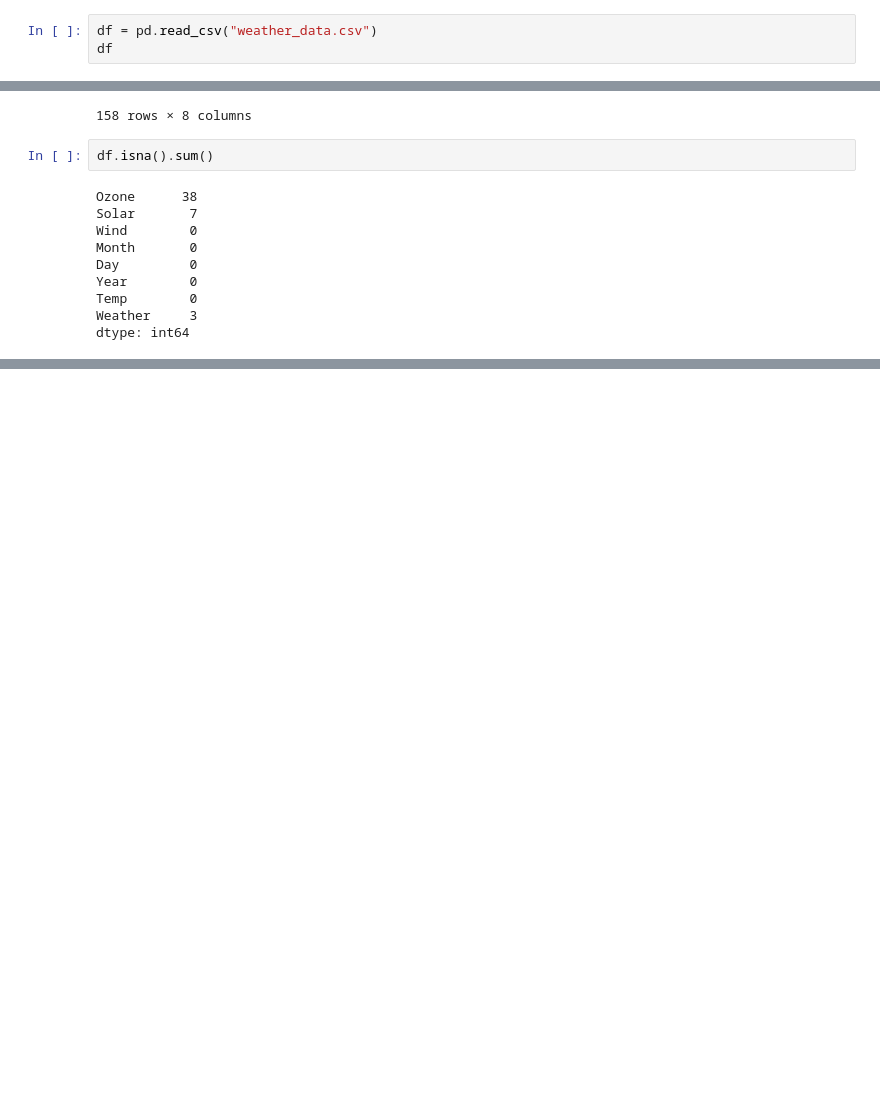
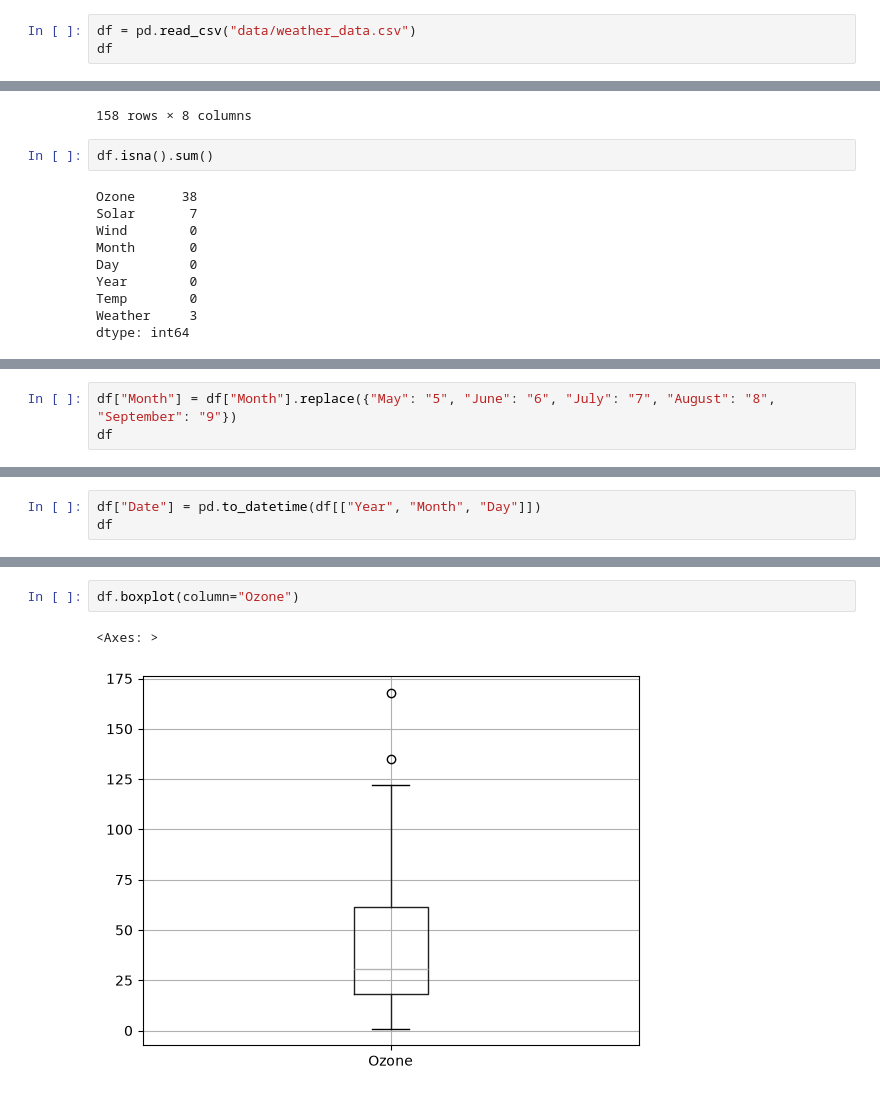
Before and after one commit to w-alkao/python-for-analysis, a Jupyter notebook: projects/EDA/Untitled.ipynb, the cells around one changed output, grey strips where cells are left out. Drawn from its saved outputs; the diff is of its cells as text; blank space fills up the shorter version.

```diff
--- a/projects/EDA/Untitled.ipynb
+++ b/projects/EDA/Untitled.ipynb
@@ -12,5 +10,5 @@ Matplotlib is building the font cache; this may take a moment.
 # %%
-df = pd.read_csv("weather_data.csv")
+df = pd.read_csv("data/weather_data.csv")
 df
 # %% [output]
 |  | Unnamed: 0 | Ozone | Solar.R | Wind | Temp C | Month | Day | Year | Temp | Weather |
@@ -222,0 +231,3 @@ df[df["Solar"].isna()]
+# %%
+df["Month"] = df["Month"].replace({"May": "5", "June": "6", "July": "7", "August": "8", "September": "9"})
+df
@@ -222,0 +248,3 @@ df[df["Solar"].isna()]
+# %%
+df["Date"] = pd.to_datetime(df[["Year", "Month", "Day"]])
+df
@@ -222,0 +265,5 @@ df[df["Solar"].isna()]
+# %%
+df.boxplot(column="Ozone")
+# %% [output]
+<Axes: >
+[figure, added]
```
Also changed, not shown: parts of 30 cells of this notebook.
